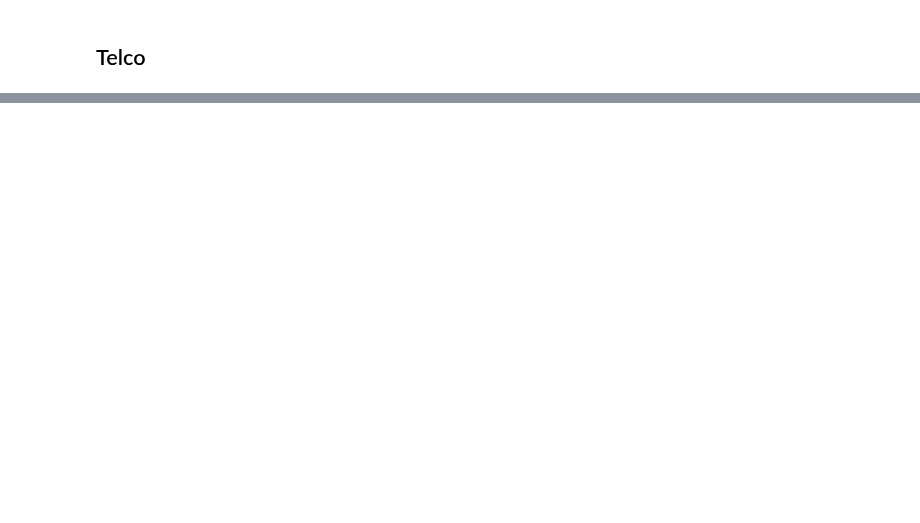
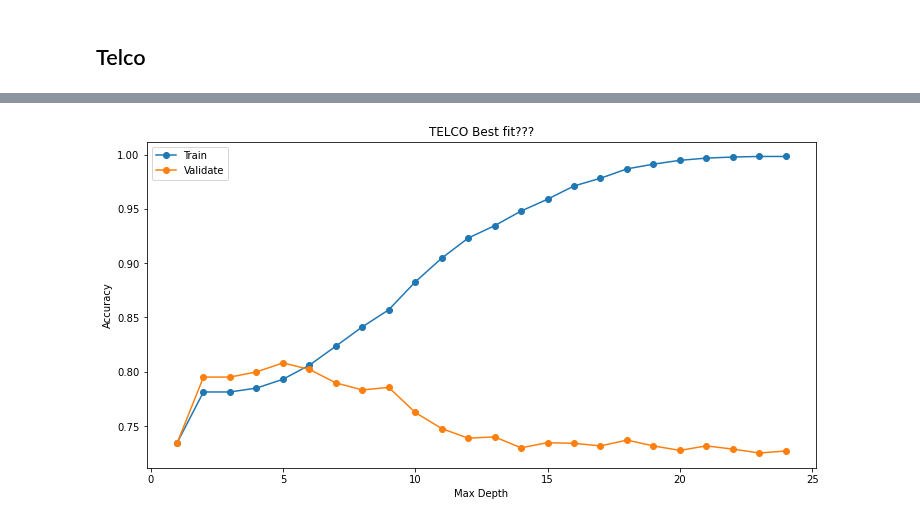
Before and after one commit to markydoug/classification-exercises, a Jupyter notebook: model.ipynb, the cells around one changed output, grey strips where cells are left out. Cells and saved outputs as stored; diff of their text form; code cells hidden in the pictures; blank space fills up the shorter version.

```diff
--- a/model.ipynb
+++ b/model.ipynb
@@ -284,0 +470,7 @@ print(metrics.classification_report(y_train, y_pred))
+# %%
+drop_columns = list(telco_validate.select_dtypes(include='object').columns)
+
+telco_validate.drop(columns=drop_columns, inplace=True)
+# %%
+X_validate = telco_validate.drop(columns=['churn_Yes'])
+y_validate = telco_validate.churn_Yes
@@ -284,0 +501,28 @@ print(metrics.classification_report(y_train, y_pred))
+# %%
+# Let's continue getting loopy, so we can compare in-sample to out-of-sample
+metric = []
+
+for i in range(1, 25):
+    # Make the model
+    tree = DecisionTreeClassifier(max_depth=i, random_state=123)
+
+    # Fit the model (on train and only train)
+    tree = tree.fit(X_train, y_train)
+
+    # Use the model
+    # We'll evaluate the model's performance on train, first
+    in_sample_accuracy = tree.score(X_train, y_train)
+
+    out_of_sample_accuracy = tree.score(X_validate, y_validate)
+
+    output = {
+        "max_depth": i,
+        "train_accuracy": in_sample_accuracy,
+        "validate_accuracy": out_of_sample_accuracy
+    }
+
+    metric.append(output)
+
+df = pd.DataFrame(metric)
+df["difference"] = df.train_accuracy - df.validate_accuracy
+df
@@ -284,0 +547,11 @@ print(metrics.classification_report(y_train, y_pred))
+# %%
+plt.figure(figsize=(12, 6))
+plt.plot(df.max_depth, df.train_accuracy, marker = 'o', label = 'Train')
+plt.plot(df.max_depth, df.validate_accuracy, marker = 'o', label = 'Validate')
+plt.title('TELCO Best fit???')
+plt.xlabel('Max Depth')
+plt.ylabel('Accuracy')
+plt.legend()
+plt.show()
+# %% [output]
+[figure, added]
```
Also changed, not shown: parts of 66 cells of this notebook.
